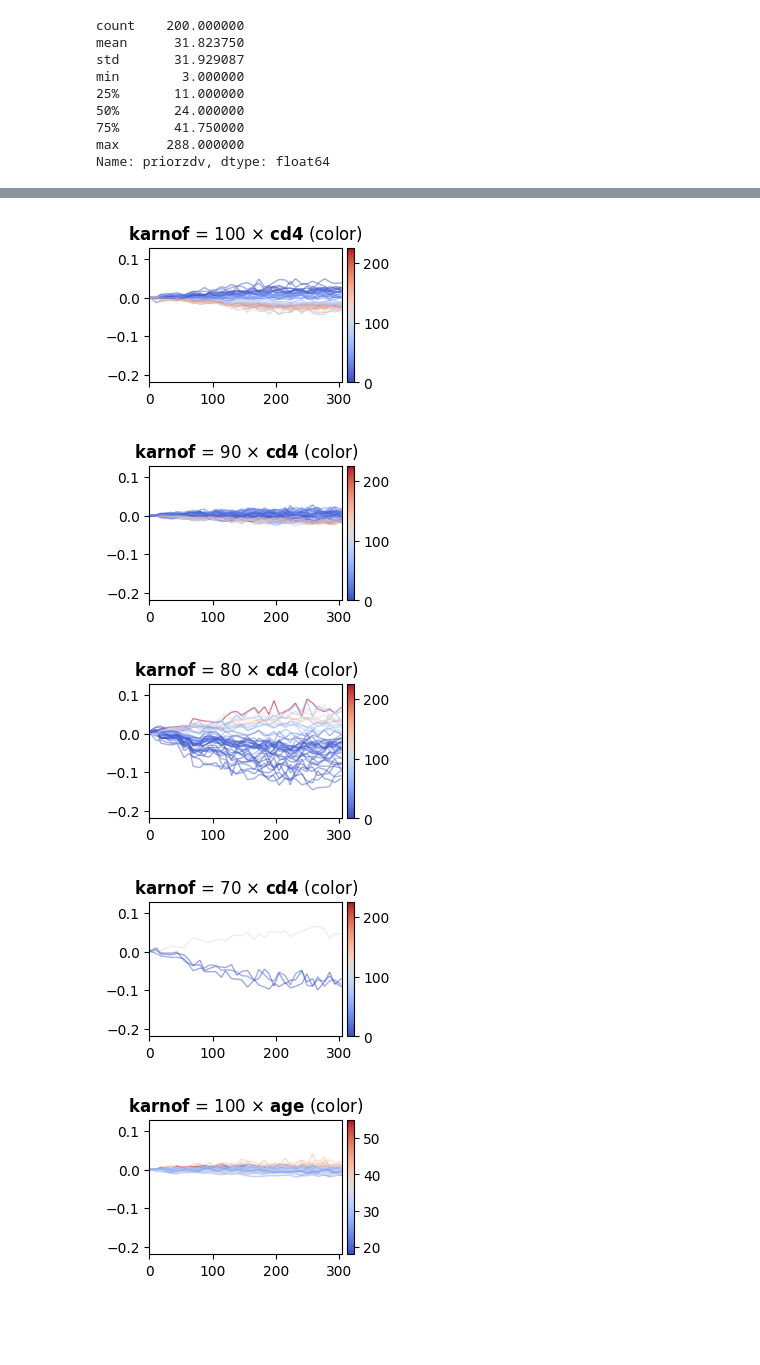
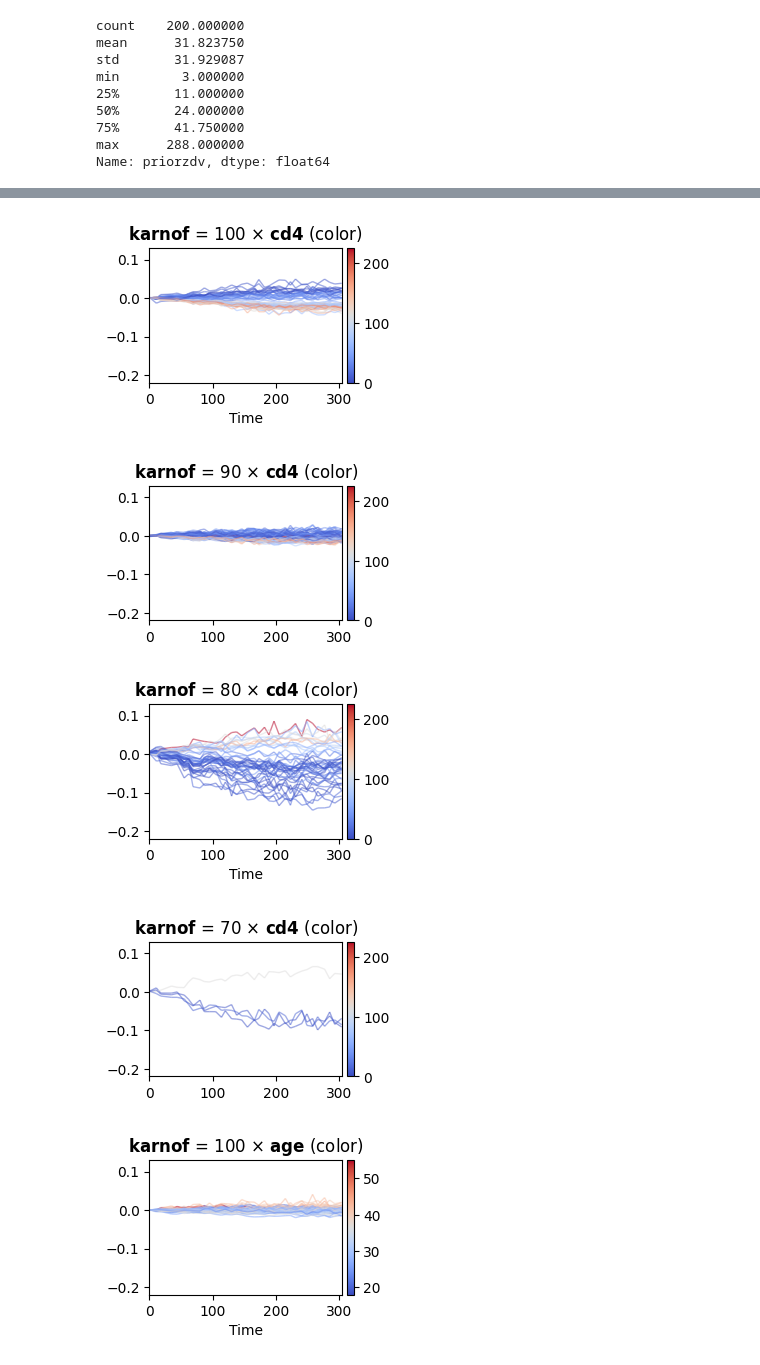
Before and after one commit to sophhan/survshapiq, a Jupyter notebook: experiments/explain_actg.ipynb, the cells around one changed output, grey strips where cells are left out. Drawn from its saved outputs; the diff is of its cells as text; code cells hidden in the pictures; blank space fills up the shorter version.

```diff
--- a/experiments/explain_actg.ipynb
+++ b/experiments/explain_actg.ipynb
@@ -197,6 +190,10 @@ for feature_name in df_plot1.feature.unique():
 [figure]
 # %% [markdown]
 ### Order 2
+# %%
+filename = f'results/actg_explanations_order2.pkl'
+with open(filename, 'rb') as f:
+    explanations_order2 = pickle.load(f)
 # %%
 df_plot2 = pd.concat([explanations_order2[i].assign(time=timepoints, id=i, ).iloc[:35,:] for i in range(200)])
 df_plot2 = pd.melt(df_plot2, id_vars=['time', 'id'], var_name="feature") #, 'treatment'])
@@ -259,12 +256,10 @@ for feature_name in df_plot2_attribution.feature.unique():
     ax.set_xlim(0, 305)
     ax.set_ylim(-0.22, 0.13)
     ax.set_title("$\mathbf{" + feature_name + "}$ (order 2)")
-    # if feature_name == "age":
-    #     ax.set_xlabel('Time')
-    #     ax.set_ylabel(' ')
-    # if feature_name == "karnof":
-    #     ax.set_xlabel('')
-    #     ax.set_ylabel('Attribution')
+    if feature_name in ["karnof", "cd4"]:
+        ax.set_xlabel('Time')
+    if feature_name in ["karnof", "priorzdv"]:
+        ax.set_ylabel('Attribution')
     # if feature_name == "priorzdv":
     #     ax.set_xlabel(' ')
     #     ax.set_ylabel(' ')
@@ -287,10 +282,10 @@ for feature_name in df_plot2_attribution.feature.unique():
 [figure]
 # %%
 palette = {
-    "high * high": "#b40426",
-    "high * low": "#fc8d59",
-    "low * high": "#1b9e77",
-    "low * low": "#3b4cc0"
+    "high $\\times$ high": "#b40426",
+    "high $\\times$ low": "#fc8d59",
+    "low $\\times$ high": "#1b9e77",
+    "low $\\times$ low": "#3b4cc0"
 }
 # %%
 X_explain.priorzdv.describe()
@@ -426,7 +413,7 @@ for feature_name in ['karnof * cd4', 'karnof * age', 'cd4 * age', 'cd4 * priorzd
 
         CMAP = "coolwarm"
 
-        for id_val in temp.id.unique():
+        for id_val in temp2.id.unique():
             line_data = temp2[temp2.id == id_val].sort_values(by="time")
             x = line_data["time"].values
             y = line_data["value"].values
@@ -436,48 +423,39 @@ for feature_name in ['karnof * cd4', 'karnof * age', 'cd4 * age', 'cd4 * priorzd
             points = np.array([x, y]).T.reshape(-1, 1, 2)
             segments = np.concatenate([points[:-1], points[1:]], axis=1)
 
             lc = LineCollection(
                 segments,
                 cmap=CMAP, # coolwarm
                 norm=plt.Normalize(temp.color.min(), temp.color.max()),
                 array=c[:-1],  # color values
                 linewidth=1,
                 alpha=0.5
             )
             ax.add_collection(lc)
 
         ax.set_xlim(0, 305)
         ax.set_ylim(-0.22, 0.13)
         feat1 = feature_name.split(" * ")[0]
         feat2 = feature_name.split(" * ")[1]
         ax.set_title("$\mathbf{" + feat1 + "}$ = " + style + " $\\times$ $\mathbf{" + feat2 + "}$ (color)")
 
-        # ax.set_xlabel('Time')
-        # if feature_name == "age":
-        #     ax.set_xlabel('Time')
-        #     ax.set_ylabel(' ')
-        # if feature_name == "karnof":
-        #     ax.set_xlabel(' ')
-        #     ax.set_ylabel('Attribution')
-        # if feature_name == "priorzdv":
-        #     ax.set_xlabel(' ')
-        #     ax.set_ylabel(' ')
-        # if feature_name == "cd4":
-        #     ax.set_xlabel('Time')
-        #     ax.set_ylabel('Attribution')
+        if (feature_name == 'karnof * cd4' and style in ['80', '100']) or feature_name == 'karnof * age':
+            ax.set_xlabel('Time')
+        if feature_name == 'karnof * age' and style == "70":
+            ax.set_ylabel('Attribution')
 
         # Add colorbar
         sm = plt.cm.ScalarMappable(cmap=CMAP, norm=plt.Normalize(temp.color.quantile(0.00), temp.color.quantile(0.95), clip=True))
         sm.set_array([])  # required for colorbar
         cbar = fig.colorbar(sm, ax=ax, pad=0.02)
         # cbar.set_label("color value")
         # plt.tight_layout()
         ttitle = f'{feat1} = {style} | {feat2} (color)'
         plt.savefig(f'results/actg_order2_global_{ttitle.replace(" ", "-")}_v2.pdf', bbox_inches="tight", pad_inches=0.01)
         # plt.close()
 # %% [output]
-[figure, old version]
+[figure, new version]
 [figure]
-[figure, old version]
+[figure, new version]
 [figure]
-[figure, old version]
+[figure, new version]
```
Also changed, not shown: parts of 7 cells of this notebook, 57 other files.
